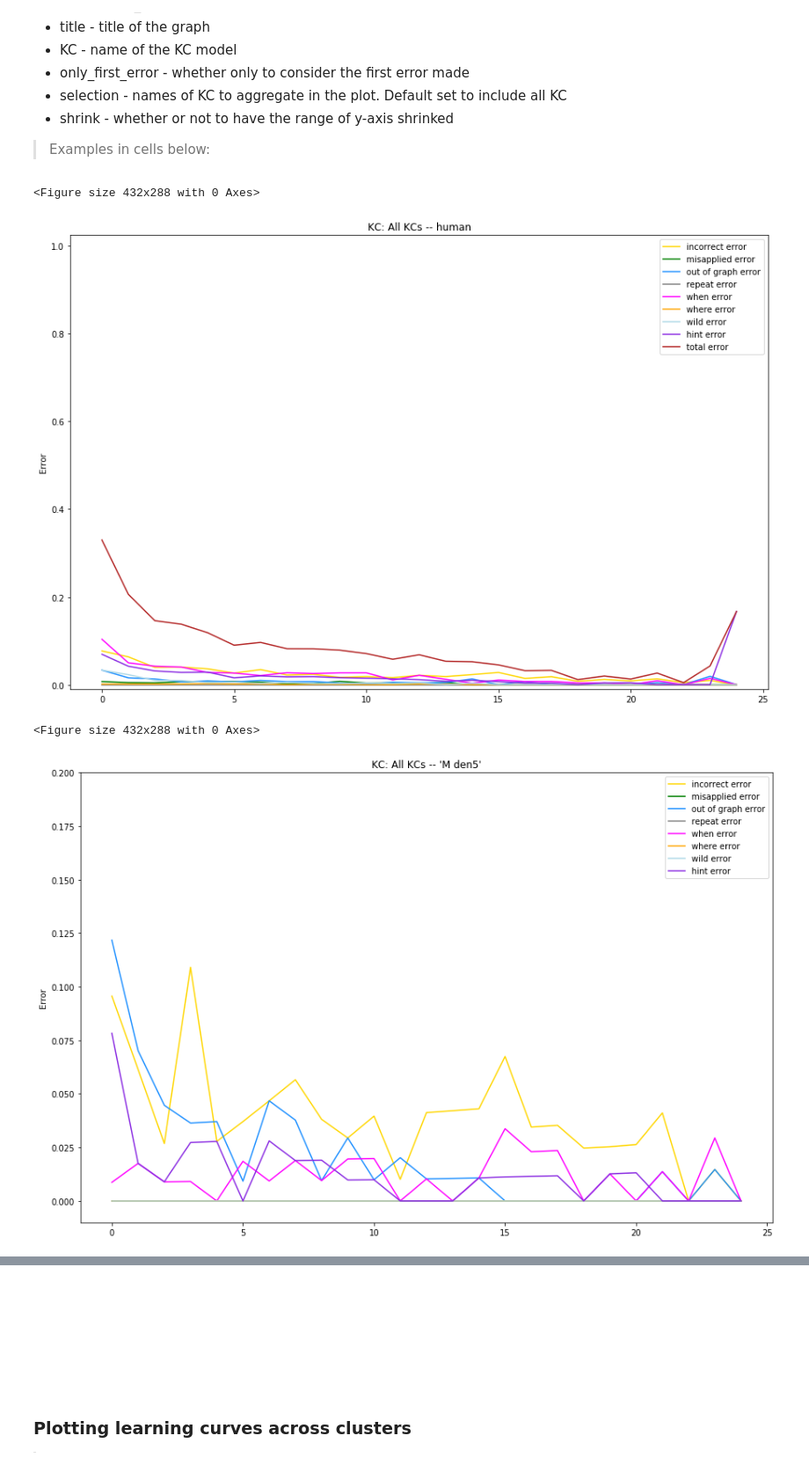
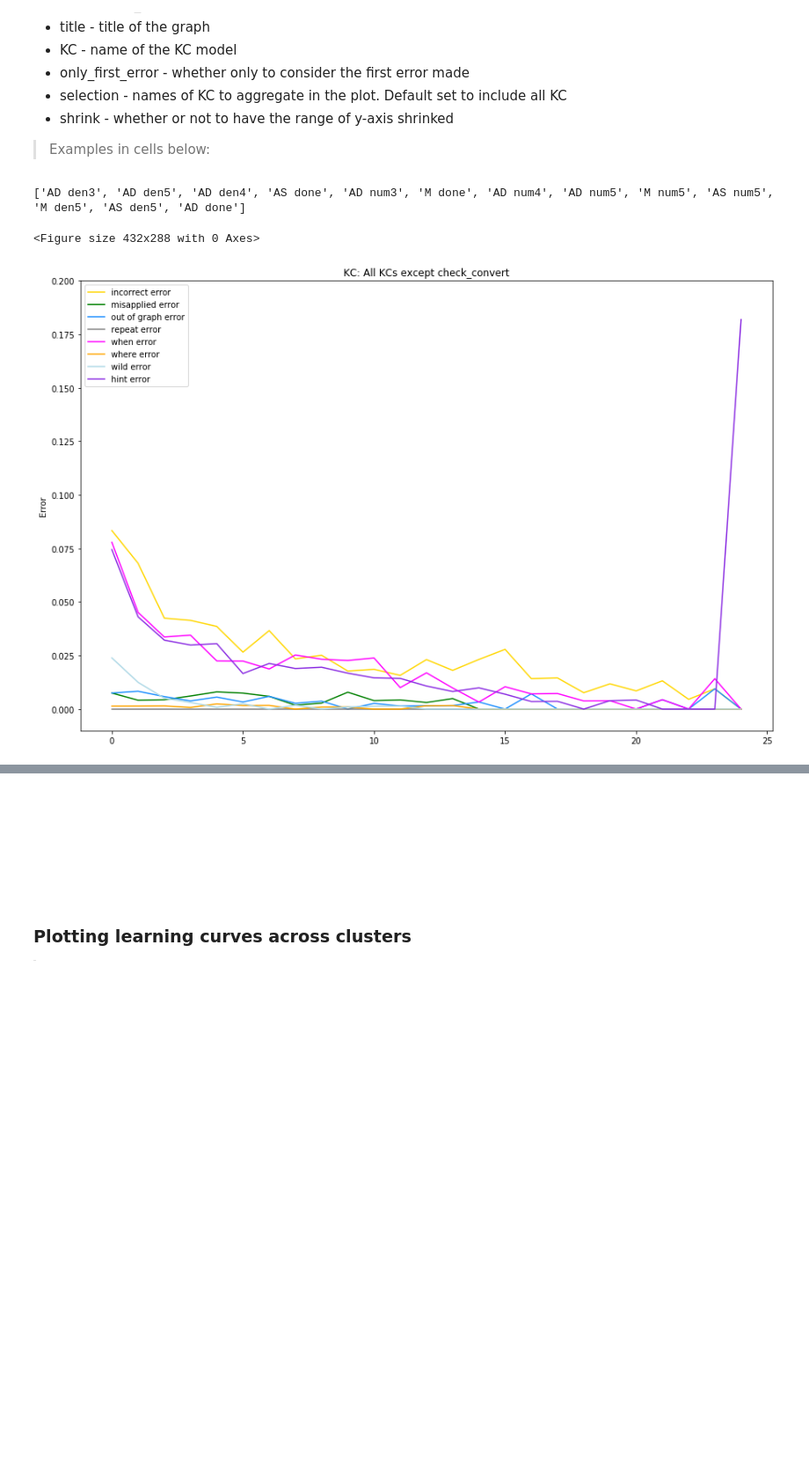
Before and after one commit to DannyWeitekamp/error_analysis, a Jupyter notebook: learning_curves.ipynb, the cells around one changed output, grey strips where cells are left out. Shown at 88% size. Saved outputs shown, nothing was run; the diff lists cells and outputs as text; code cells hidden in the pictures; blank space fills up the shorter version.

```diff
--- a/learning_curves.ipynb
+++ b/learning_curves.ipynb
@@ -132,7 +132,7 @@ def gen_student_tables(df):
     return student_tables
 
 def transaction_file_to_df(path):
-    df = pandas.read_csv(path, lineterminator='\n', skip_blank_lines=True).replace({r'\r': ''}, regex=True)
+    df = pandas.read_csv(path, sep='\t',lineterminator='\n', skip_blank_lines=True).replace({r'\r': ''}, regex=True)
     df = df.rename(index=str, columns={a:a.rstrip() for a in df.keys()})
     return df
 
@@ -526,12 +527,13 @@ def plot_sliding_window(name, path, student_name):
 > Examples in cells below:
 # %%
 # humans
-student_path = "/Users/daniellaye/Desktop/human_sai/duplicate.csv"
-plot_learning_curves(student_path, "All KCs -- human")
-plot_learning_curves(student_path, "All KCs -- 'M den5'", selection = 'M den5', shrink = True)
-plot_learning_curves(student_path, "All KCs -- human", KC = 'KC (Default)')
+student_path = "human_err_split.txt"
+selection = ['AD den3', 'AD den5', 'AD den4', 'AS done', 'AD num3', 'M done', 'AD num4', 'AD num5', 'M num5', 'AS num5', 'M den5', 'AS den5', 'AD done']
+#plot_learning_curves(student_path, "All KCs -- human", KC = 'KC (Field)', shrink= True)
+
+plot_learning_curves(student_path, "All KCs except check_convert", selection = selection, shrink = True)
+#plot_learning_curves(student_path, "All KCs -- human", KC = 'KC (Field)')
 # %% [output]
-<Figure size 432x288 with 0 Axes>
+['AD den3', 'AD den5', 'AD den4', 'AS done', 'AD num3', 'M done', 'AD num4', 'AD num5', 'M num5', 'AS num5', 'M den5', 'AS den5', 'AD done']
+<Figure size 432x288 with 0 Axes>
-[figure, old version]
+[figure, new version]
-<Figure size 432x288 with 0 Axes>
-[figure, removed]
```
Also changed, not shown: parts of 9 cells of this notebook, 1 other file.
